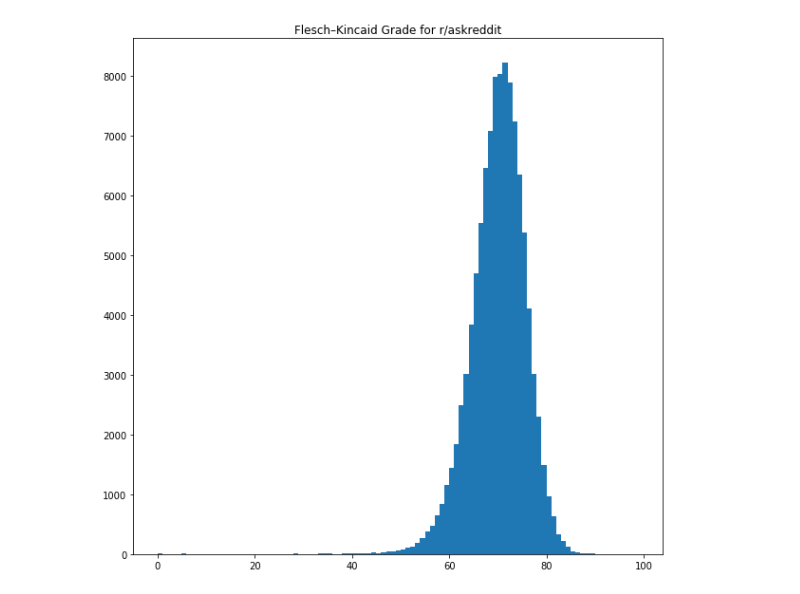
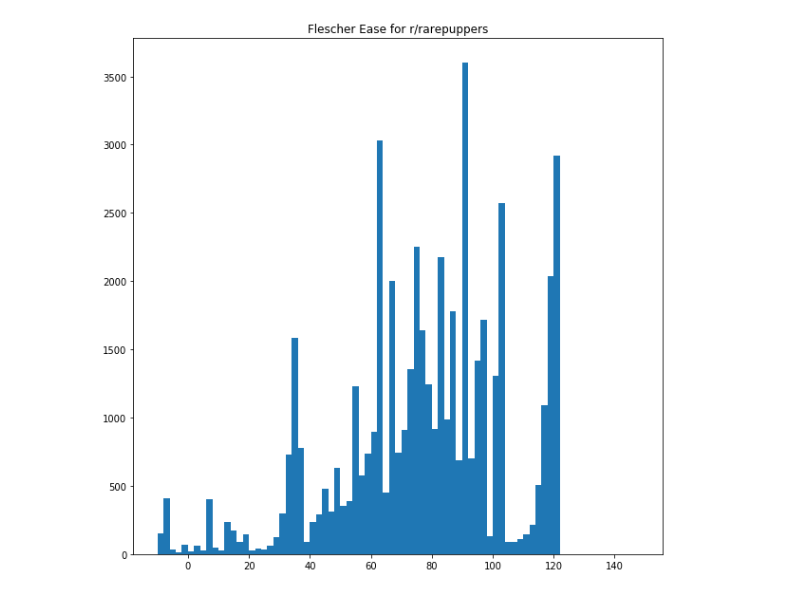
Before and after one commit to ohbriansung/big_data_project_2, a Jupyter notebook: analysis/readability_sub.ipynb, the cells around one changed output. Drawn from its saved outputs; the diff is of its cells as text; code cells hidden in the pictures.

```diff
--- a/analysis/readability_sub.ipynb
+++ b/analysis/readability_sub.ipynb
@@ -10,8 +13,17 @@ KEY = "Key"
 # %%
 def file_to_dict(filename):
     with open(filename, 'r') as f:
-        for line in f:
-            yield json.loads(line)
+        reader = csv.reader(f, delimiter='\t')
+        for line in reader:
+            j = json.loads(line[1])
+            if math.isnan(j[GUNN]):
+                continue
+            if math.isnan(j[FEASE]):
+                continue
+            if math.isnan(j[FGRADE]):
+                continue
+            yield json.loads(line[1])
 # %%
-filename = "../data/readability_askreddit.dat"
+filename = "../data/rare_pups.dat"
 subs = list(file_to_dict(filename))
+subs = pd.DataFrame(subs)
@@ -21,10 +30,15 @@ gunn = np.array([sub[GUNN] for sub in subs if not np.math.isnan(sub[GUNN])], dty
+# %%
+f_ease = subs[FEASE]
+f_grade = subs[FGRADE]
+gunn = subs[GUNN]
 # %%
-mini = np.math.floor(min(flesch.min(), gunn.min()))
-maxi = np.math.ceil(max(flesch.max(), gunn.max()))
+mini = np.math.floor(min((f_ease.min(),f_grade.min(), gunn.min())))
+maxi = np.math.ceil(max((f_ease.max(), f_grade.max(), gunn.max())))
+binning=np.arange(-10, 150, 2.0)
 # %%
 plt.figure(figsize=(10, 10))
-plt.hist(flesch, bins=np.arange(mini, maxi))
-plt.title("Flesch–Kincaid Grade for r/askreddit")
+plt.hist(f_ease, bins=binning)
+plt.title("Flescher Ease for r/rarepuppers")
 plt.show()
 # %% [output]
-[figure, old version]
+[figure, new version]
```
Also changed, not shown: parts of 5 cells of this notebook, 5 other files.
